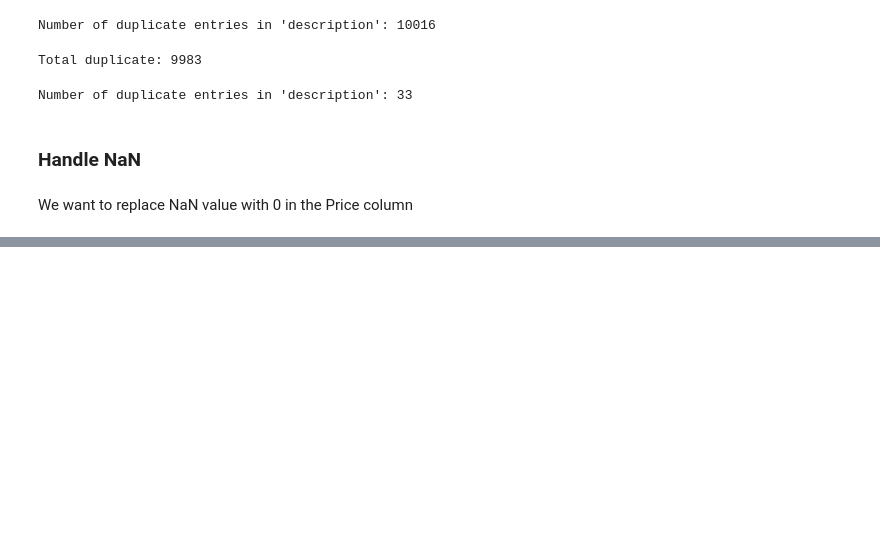
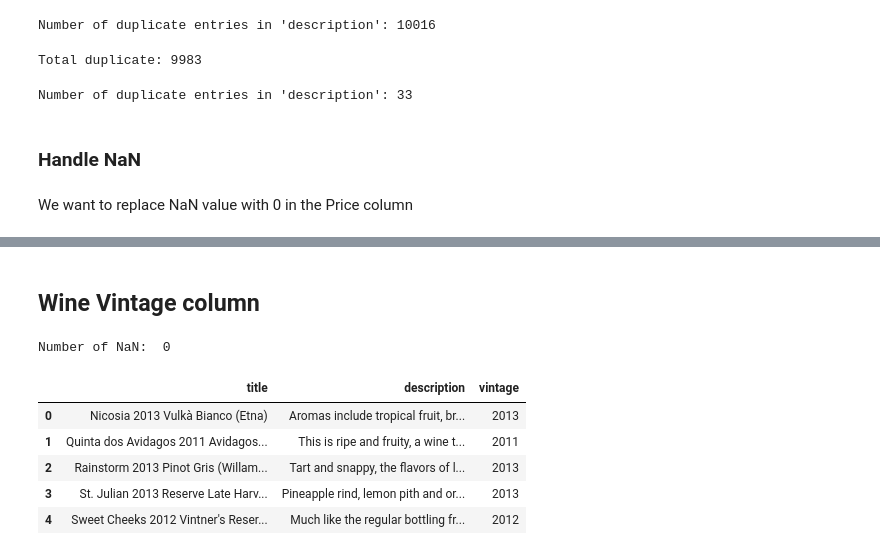
Before and after one commit to Supsi-Collaborative-Projects/wine-analysis, a Jupyter notebook: analysis.ipynb, the cells around one changed output, grey strips where cells are left out. Drawn from its saved outputs; the diff is of its cells as text; code cells hidden in the pictures; blank space fills up the shorter version.

```diff
--- a/analysis.ipynb
+++ b/analysis.ipynb
@@ -141,0 +224,37 @@ print(f"total NaN in price: {nan_count}")
+# %% [markdown]
+## Wine Vintage column
+# %%
+import re
+# Function to extract the vintage year from the title or description
+def extract_vintage(row):
+    # Try to find the year in the title first
+    title_match = re.search(r'\b(19|20)\d{2}\b', row['title'])
+    if title_match:
+        return int(title_match.group(0))
+    # If not found in title, try to find the year in the description
+    description_match = re.search(r'\b(19|20)\d{2}\b', row['description'])
+    if description_match:
+        return int(description_match.group(0))
+    # If not found in either, return None
+    return None
+
+# Apply the function to the dataframe to create the vintage column
+df['vintage'] = df.apply(extract_vintage, axis=1)
+
+nan_counts = df.isna().sum()
+nan_counts
+print("Number of NaN: ", nan_count)
+
+# Converting the vintage column to integer type to remove the .0
+df['vintage'] = df['vintage'].astype('Int64')
+
+#new column check
+df[['title', 'description', 'vintage']].head()
+# %% [output]
+Number of NaN:  0
+|  | title | description | vintage |
+| 0 | Nicosia 2013 Vulkà Bianco (Etna) | Aromas include tropical fruit, br... | 2013 |
+| 1 | Quinta dos Avidagos 2011 Avidagos... | This is ripe and fruity, a wine t... | 2011 |
+| 2 | Rainstorm 2013 Pinot Gris (Willam... | Tart and snappy, the flavors of l... | 2013 |
+| 3 | St. Julian 2013 Reserve Late Harv... | Pineapple rind, lemon pith and or... | 2013 |
+| 4 | Sweet Cheeks 2012 Vintner's Reser... | Much like the regular bottling fr... | 2012 |
```
Also changed, not shown: parts of 9 cells of this notebook.
